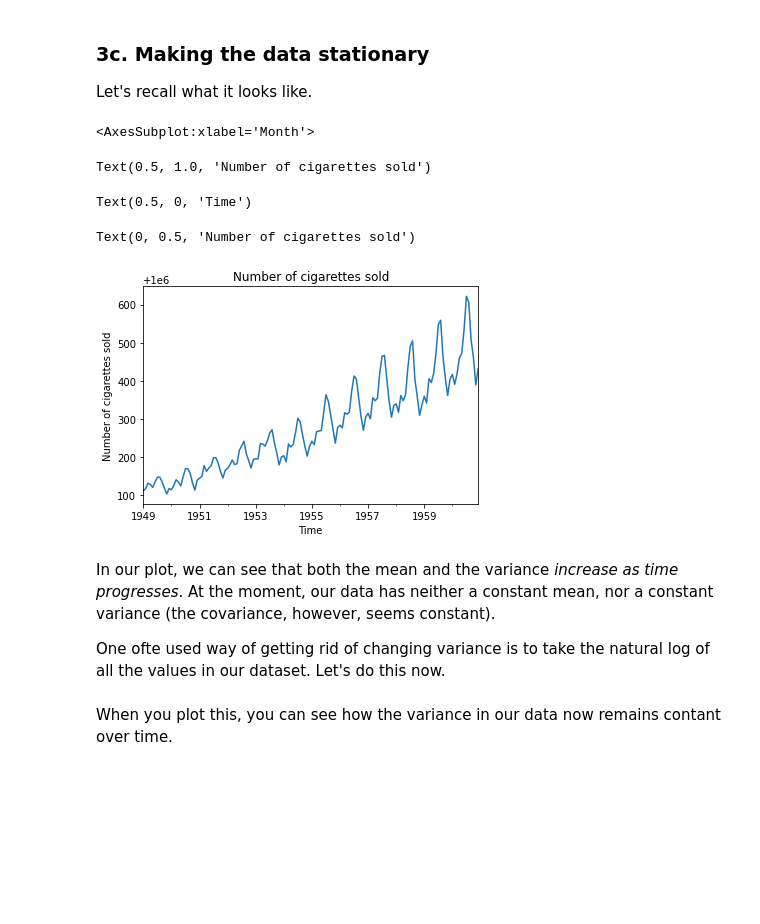
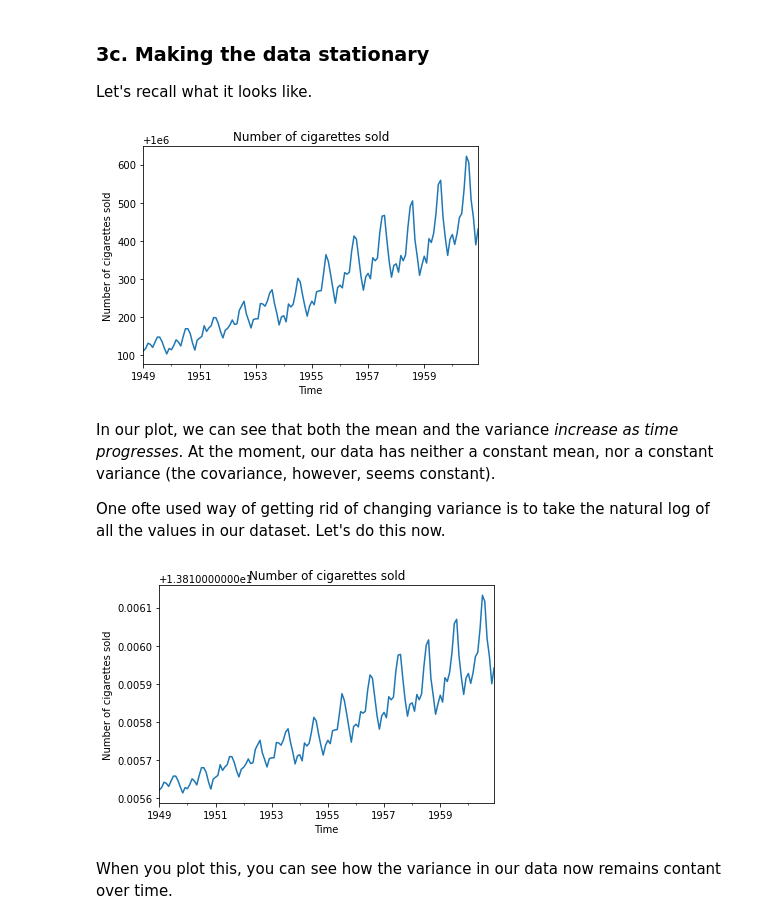
Before and after one commit to Irina512/Cowboys-and-Cigrettes-Case-Study, a Jupyter notebook: Irina -Cowboy Cigarettes Case Study.ipynb, the cells around one changed output. Cells and saved outputs as stored; diff of their text form; code cells hidden in the pictures; blank space fills up the shorter version.

```diff
--- a/Irina -Cowboy Cigarettes Case Study.ipynb
+++ b/Irina -Cowboy Cigarettes Case Study.ipynb
@@ -308,15 +303,10 @@ Let's recall what it looks like.
 # %%
 # plot y again
 y.plot()
-plt.title("Number of cigarettes sold")
 plt.xlabel("Time")
 plt.ylabel("Number of cigarettes sold")
-plt.show()
+plt.title("Number of cigarettes sold");
 # %% [output]
-<AxesSubplot:xlabel='Month'>
-Text(0.5, 1.0, 'Number of cigarettes sold')
-Text(0.5, 0, 'Time')
-Text(0, 0.5, 'Number of cigarettes sold')
 [figure]
 # %% [markdown]
 In our plot, we can see that both the mean and the variance *increase as time progresses*. At the moment, our data has neither a constant mean, nor a constant variance (the covariance, however, seems constant).
@@ -325,6 +315,12 @@ One ofte  used way of getting rid of changing variance is to take the natural lo
 # %%
 # Taking a log of y should make variance constant (neccessary condition for stationarity)
 yln=np.log(y)
+yln.plot()
+plt.xlabel("Time")
+plt.ylabel("Number of cigarettes sold")
+plt.title("Number of cigarettes sold");
+# %% [output]
+[figure, added]
 # %% [markdown]
 
 When you plot this, you can see how the variance in our data now remains contant over time.
```
Also changed, not shown: parts of 22 cells of this notebook.
